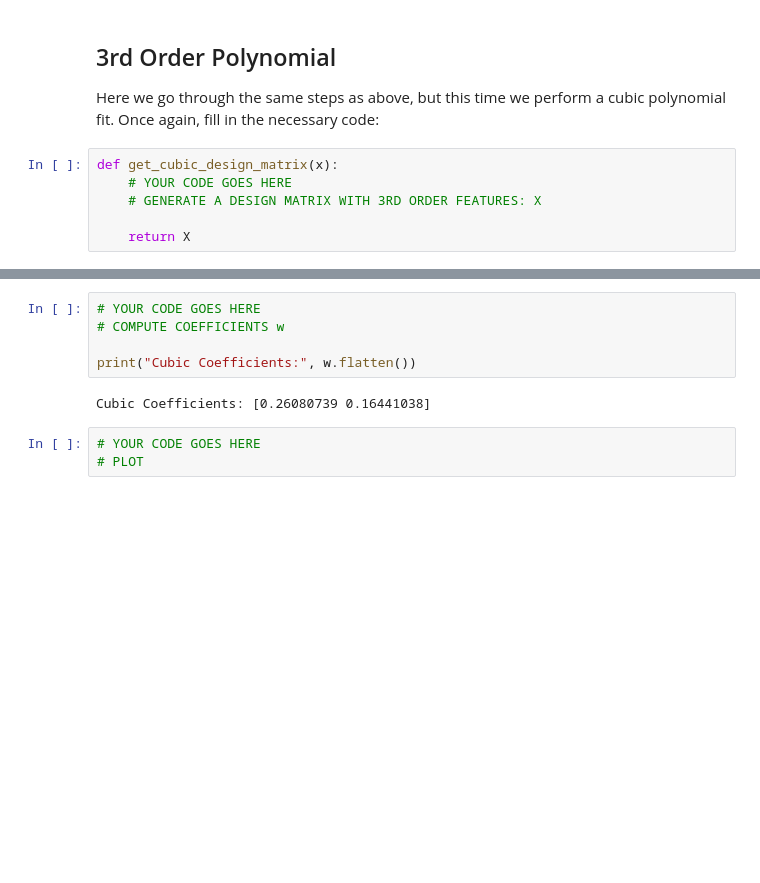
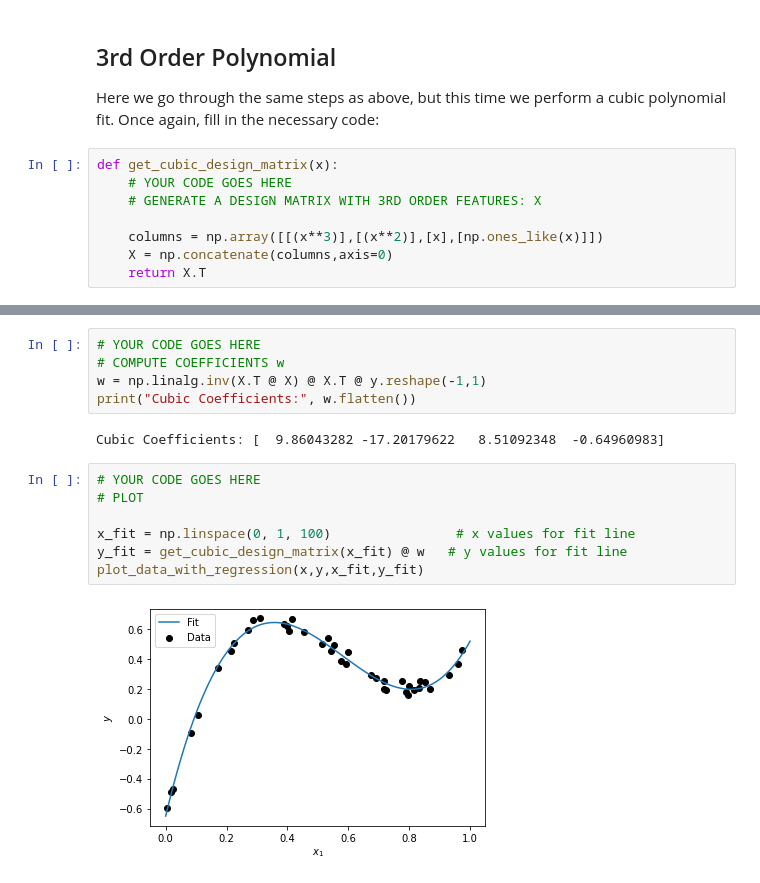
Before and after one commit to zsqu4re/ML-for-engineers, a Jupyter notebook: HW2/M2_L1_p2.ipynb, the cells around one changed output, grey strips where cells are left out. Drawn from its saved outputs; the diff is of its cells as text; blank space fills up the shorter version.

```diff
--- a/HW2/M2_L1_p2.ipynb
+++ b/HW2/M2_L1_p2.ipynb
@@ -137,7 +143,9 @@ def get_cubic_design_matrix(x):
     # YOUR CODE GOES HERE
     # GENERATE A DESIGN MATRIX WITH 3RD ORDER FEATURES: X
 
-    return X
+    columns = np.array([[(x**3)],[(x**2)],[x],[np.ones_like(x)]])
+    X = np.concatenate(columns,axis=0)
+    return X.T
 # %%
 X = get_cubic_design_matrix(x)
 print("First four rows of X:")
@@ -151,10 +159,16 @@ First four rows of X:
 # %%
 # YOUR CODE GOES HERE
 # COMPUTE COEFFICIENTS w
-
+w = np.linalg.inv(X.T @ X) @ X.T @ y.reshape(-1,1)
 print("Cubic Coefficients:", w.flatten())
 # %% [output]
-Cubic Coefficients: [0.26080739 0.16441038]
+Cubic Coefficients: [  9.86043282 -17.20179622   8.51092348  -0.64960983]
-# %%
-# YOUR CODE GOES HERE
-# PLOT
+# %%
+# YOUR CODE GOES HERE
+# PLOT
+
+x_fit = np.linspace(0, 1, 100)                # x values for fit line
+y_fit = get_cubic_design_matrix(x_fit) @ w   # y values for fit line
+plot_data_with_regression(x,y,x_fit,y_fit)
+# %% [output]
+[figure, added]
```
Also changed, not shown: parts of 6 cells of this notebook, 1 other file.
